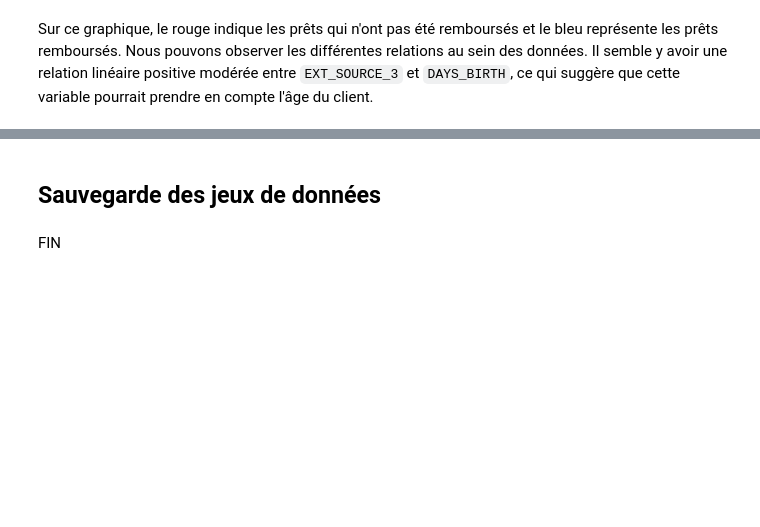
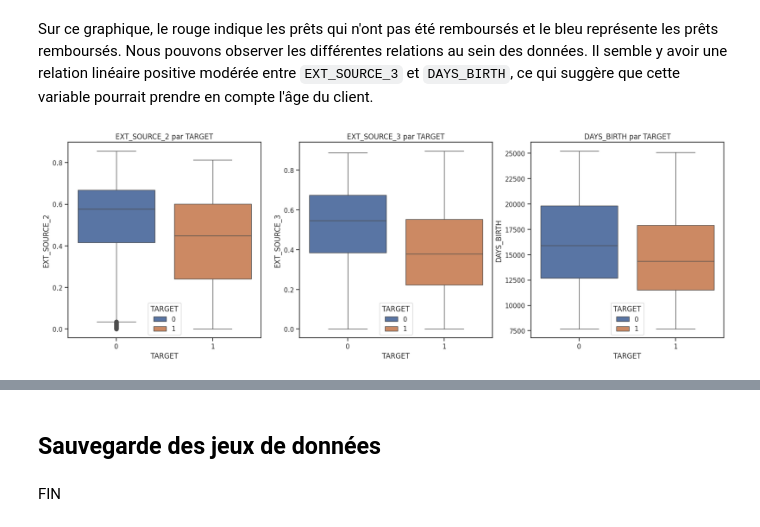
Before and after one commit to amadousysada/scoring-model, a Jupyter notebook: 00_analyse_exploratoire.ipynb, the cells around one changed output, grey strips where cells are left out. Saved outputs shown, nothing was run; the diff lists cells and outputs as text; code cells hidden in the pictures; blank space fills up the shorter version.

```diff
--- a/00_analyse_exploratoire.ipynb
+++ b/00_analyse_exploratoire.ipynb
@@ -1061,2 +1069,21 @@ plt.suptitle('Source externe et Age', size = 32, y = 1.05);
 # %% [markdown]
 Sur ce graphique, le rouge indique les prêts qui n'ont pas été remboursés et le bleu représente les prêts remboursés. Nous pouvons observer les différentes relations au sein des données. Il semble y avoir une relation linéaire positive modérée entre `EXT_SOURCE_3` et `DAYS_BIRTH`, ce qui suggère que cette variable pourrait prendre en compte l'âge du client.
+# %%
+# Créer les boxplots pour EXT_SOURCE_2 et EXT_SOURCE_3 par TARGET
+plt.figure(figsize=(20, 6))
+
+plt.subplot(1, 3, 1)
+sns.boxplot(x="TARGET", y="EXT_SOURCE_2", data=plot_data, hue='TARGET')
+plt.title("EXT_SOURCE_2 par TARGET")
+
+plt.subplot(1, 3, 2)
+sns.boxplot(x="TARGET", y="EXT_SOURCE_3", data=plot_data, hue='TARGET')
+plt.title("EXT_SOURCE_3 par TARGET")
+
+plt.subplot(1, 3, 3)
+sns.boxplot(x="TARGET", y="DAYS_BIRTH", data=plot_data, hue='TARGET')
+plt.title("DAYS_BIRTH par TARGET")
+
+plt.show()
+# %% [output]
+[figure, added]
```
Also changed, not shown: parts of 4 cells of this notebook.
